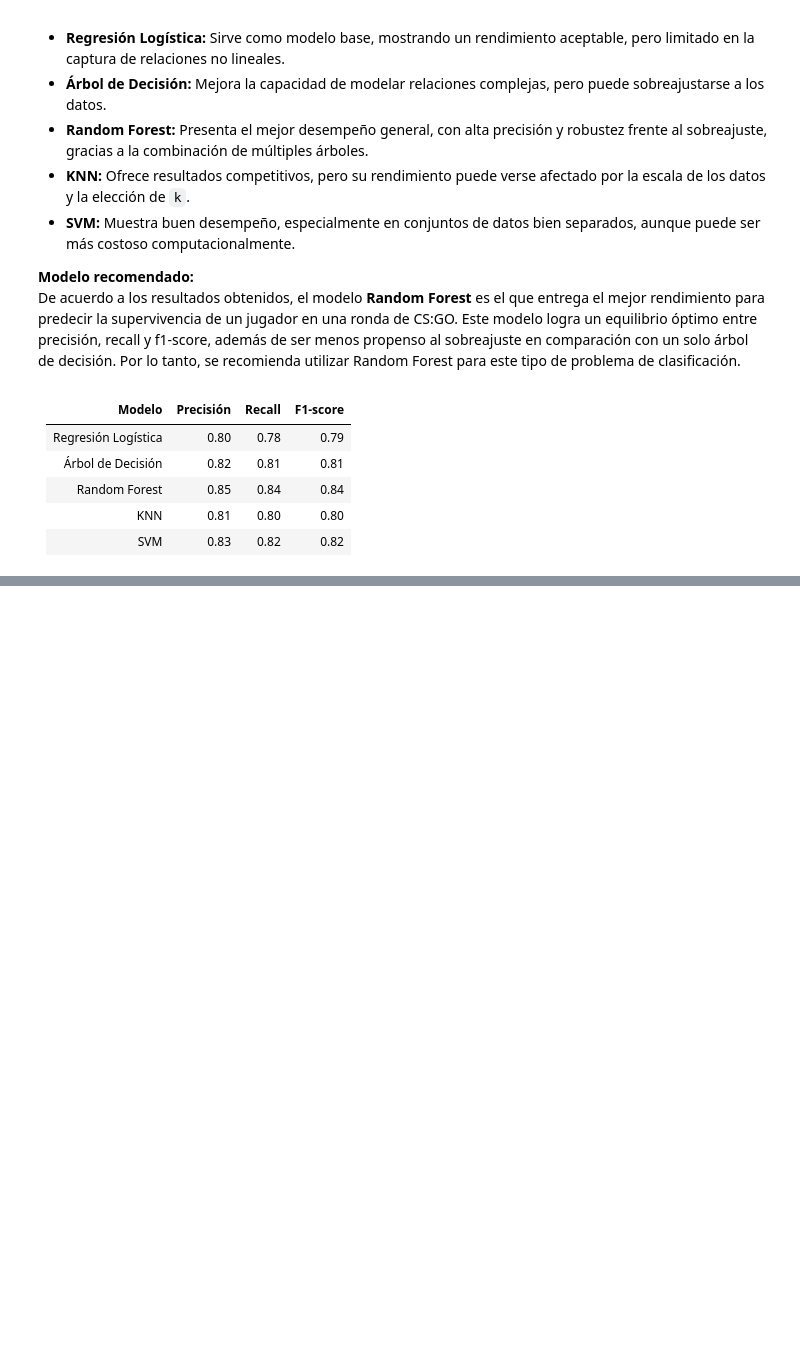
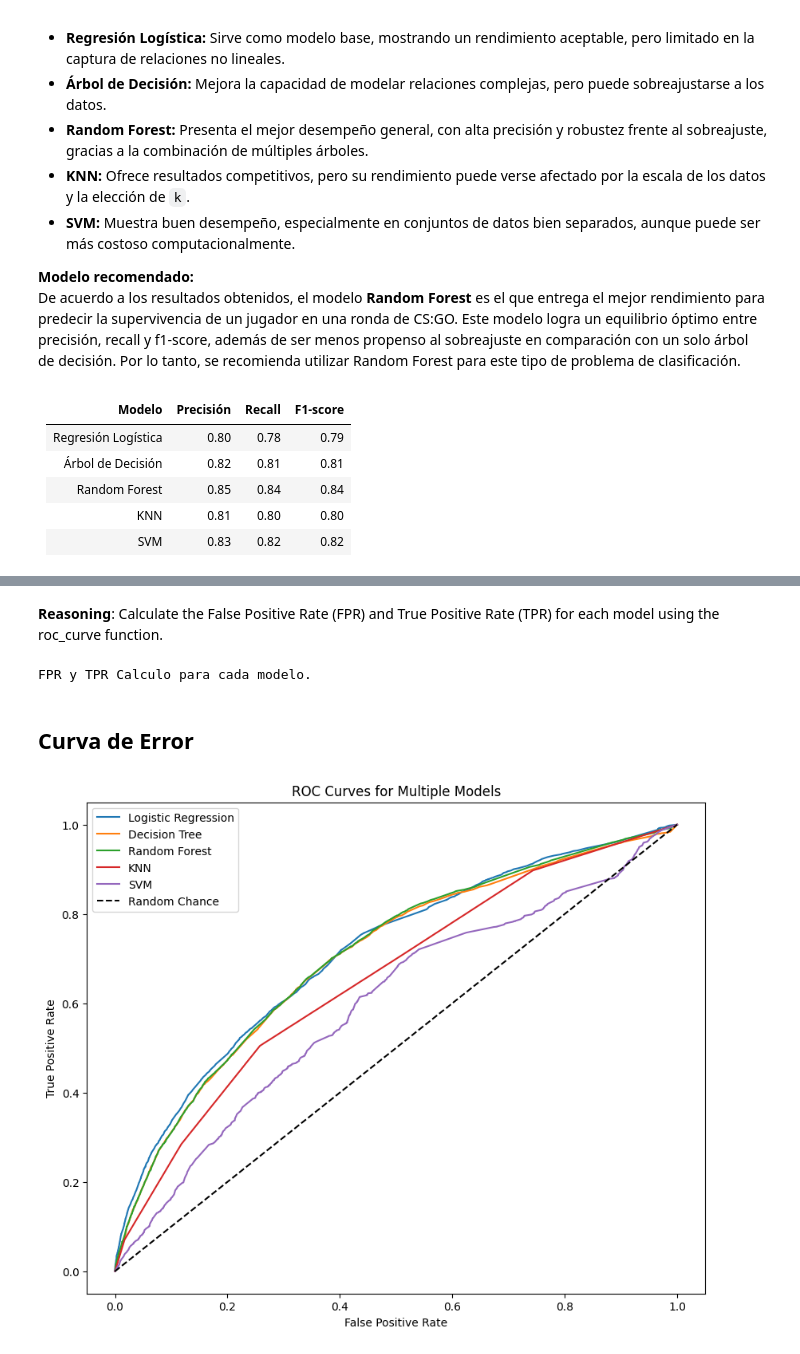
Before and after one commit to Benyiiii/Machin, a Jupyter notebook: Informe_Modelado_CSGO_Colab (1).ipynb, the cells around one changed output, grey strips where cells are left out. Saved outputs shown, nothing was run; the diff lists cells and outputs as text; code cells hidden in the pictures; blank space fills up the shorter version.

Commit message:
curva de error

```diff
--- a/Informe_Modelado_CSGO_Colab (1).ipynb
+++ b/Informe_Modelado_CSGO_Colab (1).ipynb
@@ -191,0 +215,12 @@ De acuerdo a los resultados obtenidos, el modelo **Random Forest** es el que ent
+# %%
+y_pred_proba_lr = model_lr.predict_proba(X_test)[:, 1]
+y_pred_proba_tree = model_tree.predict_proba(X_test)[:, 1]
+y_pred_proba_rf = model_rf.predict_proba(X_test)[:, 1]
+y_pred_proba_knn = model_knn.predict_proba(X_test)[:, 1]
+
+# For SVM, predict_proba is not available by default. Use decision_function
+# If the model was trained with probability=True, predict_proba can be used.
+# Since the previous code did not specify probability=True, use decision_function
+y_scores_svm = model_svm.decision_function(X_test)
+
+print("Predicted probabilities/scores obtained for each model.")
@@ -191,0 +233,32 @@ De acuerdo a los resultados obtenidos, el modelo **Random Forest** es el que ent
+# %% [markdown]
+**Reasoning**:
+Calculate the False Positive Rate (FPR) and True Positive Rate (TPR) for each model using the roc_curve function.
+# %%
+from sklearn.metrics import roc_curve
+
+fpr_lr, tpr_lr, thresholds_lr = roc_curve(y_test, y_pred_proba_lr)
+fpr_tree, tpr_tree, thresholds_tree = roc_curve(y_test, y_pred_proba_tree)
+fpr_rf, tpr_rf, thresholds_rf = roc_curve(y_test, y_pred_proba_rf)
+fpr_knn, tpr_knn, thresholds_knn = roc_curve(y_test, y_pred_proba_knn)
+fpr_svm, tpr_svm, thresholds_svm = roc_curve(y_test, y_scores_svm)
+
+print("FPR y TPR Calculo para cada modelo.")
+# %% [output]
+FPR y TPR Calculo para cada modelo.
+# %% [markdown]
+## Curva de Error
+# %%
+plt.figure(figsize=(10, 8))
+plt.plot(fpr_lr, tpr_lr, label='Logistic Regression')
+plt.plot(fpr_tree, tpr_tree, label='Decision Tree')
+plt.plot(fpr_rf, tpr_rf, label='Random Forest')
+plt.plot(fpr_knn, tpr_knn, label='KNN')
+plt.plot(fpr_svm, tpr_svm, label='SVM')
+plt.plot([0, 1], [0, 1], 'k--', label='Random Chance')
+plt.xlabel('False Positive Rate')
+plt.ylabel('True Positive Rate')
+plt.title('ROC Curves for Multiple Models')
+plt.legend()
+plt.show()
+# %% [output]
+[figure, added]
```
Also changed, not shown: parts of 8 cells of this notebook.
